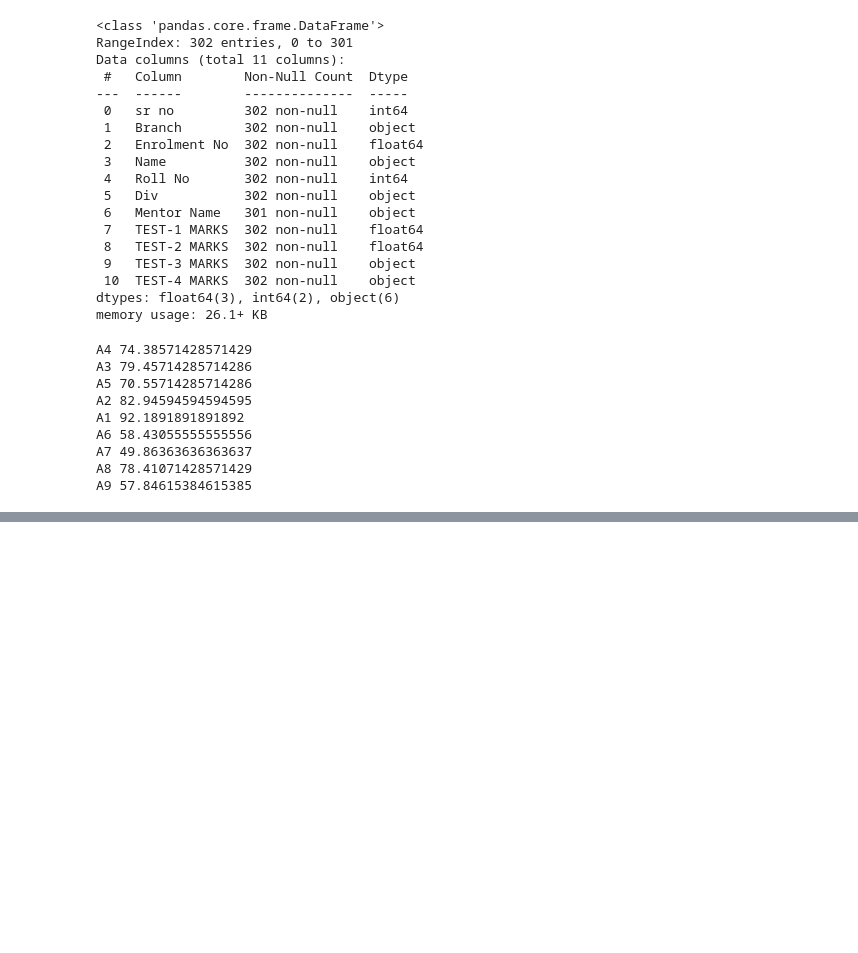
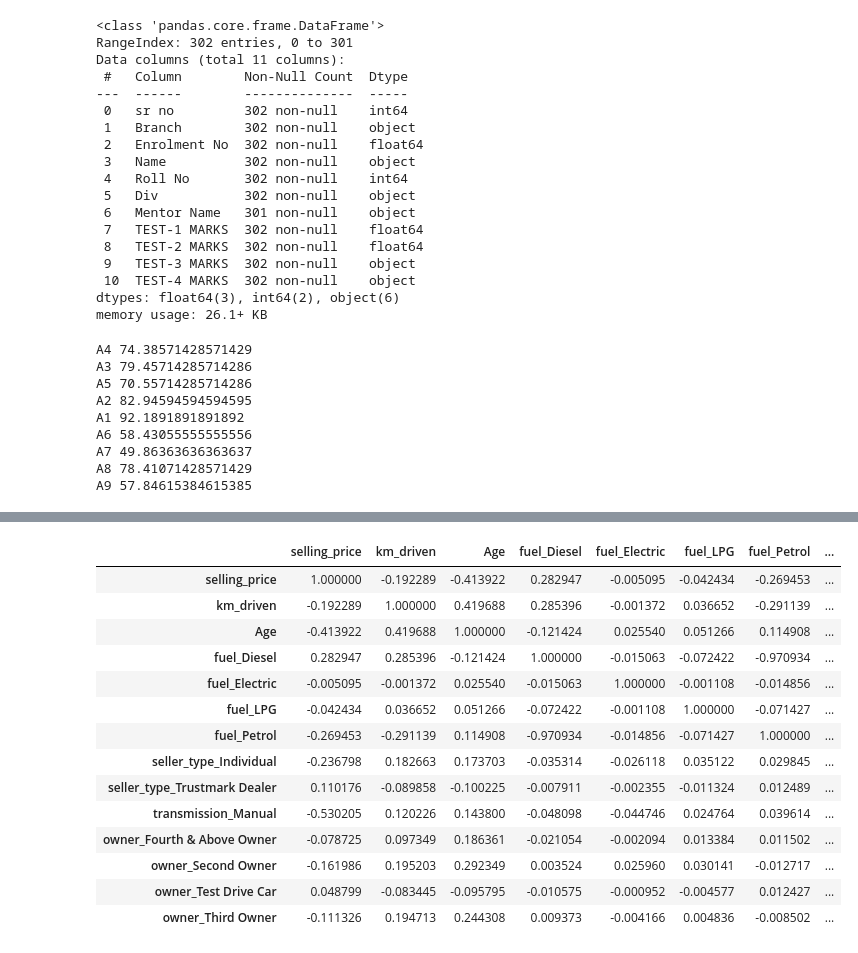
Before and after one commit to Ashutoshgt1/Python, a Jupyter notebook: Machine Learning/p-1.ipynb, the cells around one changed output, grey strips where cells are left out. Cells and saved outputs as stored; diff of their text form; code cells hidden in the pictures; blank space fills up the shorter version.

```diff
--- a/Machine Learning/p-1.ipynb
+++ b/Machine Learning/p-1.ipynb
@@ -205,0 +264,3 @@ A9 57.84615384615385
+# %%
+df=pd.read_csv("CAR DETAILS FROM CAR DEKHO.csv")
+df
@@ -205,0 +281,3 @@ A9 57.84615384615385
+# %%
+df['Age']=2025-df['year']
+df
@@ -205,0 +298,3 @@ A9 57.84615384615385
+# %%
+df.drop(['name','year'],axis=1,inplace=True)
+df
@@ -205,0 +315,4 @@ A9 57.84615384615385
+# %%
+df=pd.get_dummies(df,drop_first=True)
+#here dropfirst
+df
@@ -205,0 +333,18 @@ A9 57.84615384615385
+# %%
+df.corr()
+# %% [output]
+|  | selling_price | km_driven | Age | fuel_Diesel | fuel_Electric | fuel_LPG | fuel_Petrol | ... |
+| selling_price | 1.000000 | -0.192289 | -0.413922 | 0.282947 | -0.005095 | -0.042434 | -0.269453 | ... |
+| km_driven | -0.192289 | 1.000000 | 0.419688 | 0.285396 | -0.001372 | 0.036652 | -0.291139 | ... |
+| Age | -0.413922 | 0.419688 | 1.000000 | -0.121424 | 0.025540 | 0.051266 | 0.114908 | ... |
+| fuel_Diesel | 0.282947 | 0.285396 | -0.121424 | 1.000000 | -0.015063 | -0.072422 | -0.970934 | ... |
+| fuel_Electric | -0.005095 | -0.001372 | 0.025540 | -0.015063 | 1.000000 | -0.001108 | -0.014856 | ... |
+| fuel_LPG | -0.042434 | 0.036652 | 0.051266 | -0.072422 | -0.001108 | 1.000000 | -0.071427 | ... |
+| fuel_Petrol | -0.269453 | -0.291139 | 0.114908 | -0.970934 | -0.014856 | -0.071427 | 1.000000 | ... |
+| seller_type_Individual | -0.236798 | 0.182663 | 0.173703 | -0.035314 | -0.026118 | 0.035122 | 0.029845 | ... |
+| seller_type_Trustmark Dealer | 0.110176 | -0.089858 | -0.100225 | -0.007911 | -0.002355 | -0.011324 | 0.012489 | ... |
+| transmission_Manual | -0.530205 | 0.120226 | 0.143800 | -0.048098 | -0.044746 | 0.024764 | 0.039614 | ... |
+| owner_Fourth & Above Owner | -0.078725 | 0.097349 | 0.186361 | -0.021054 | -0.002094 | 0.013384 | 0.011502 | ... |
+| owner_Second Owner | -0.161986 | 0.195203 | 0.292349 | 0.003524 | 0.025960 | 0.030141 | -0.012717 | ... |
+| owner_Test Drive Car | 0.048799 | -0.083445 | -0.095795 | -0.010575 | -0.000952 | -0.004577 | 0.012427 | ... |
+| owner_Third Owner | -0.111326 | 0.194713 | 0.244308 | 0.009373 | -0.004166 | 0.004836 | -0.008502 | ... |
```
Also changed, not shown: parts of 16 cells of this notebook, 2 other files.
